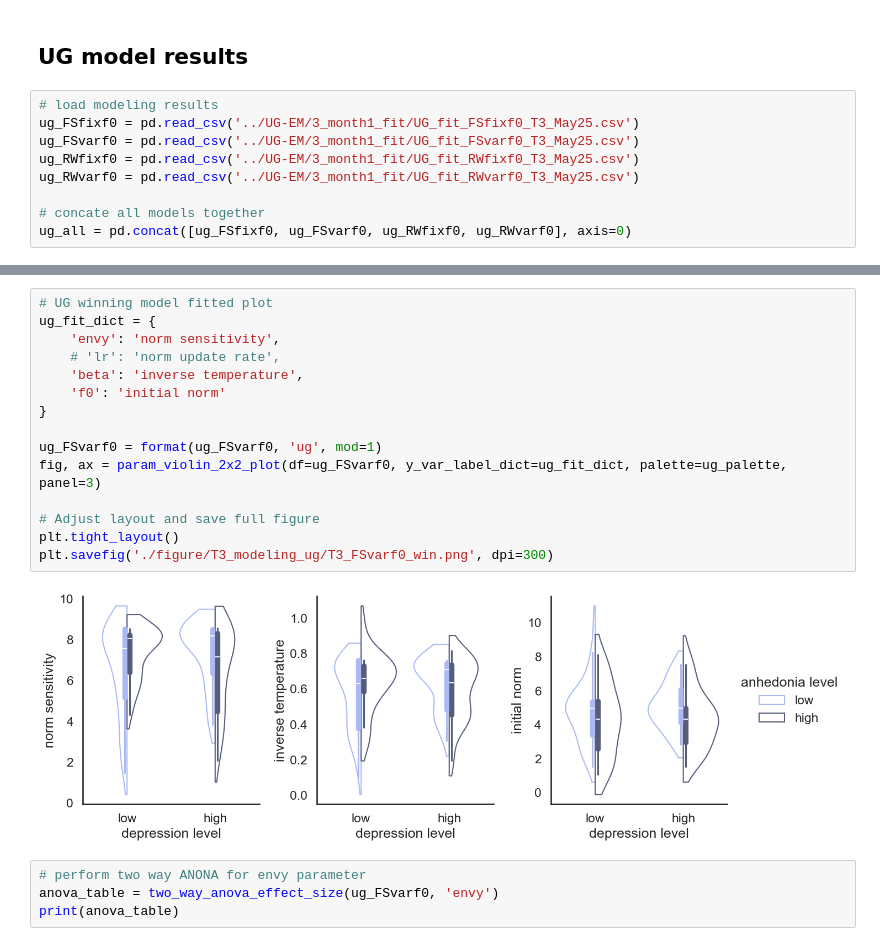
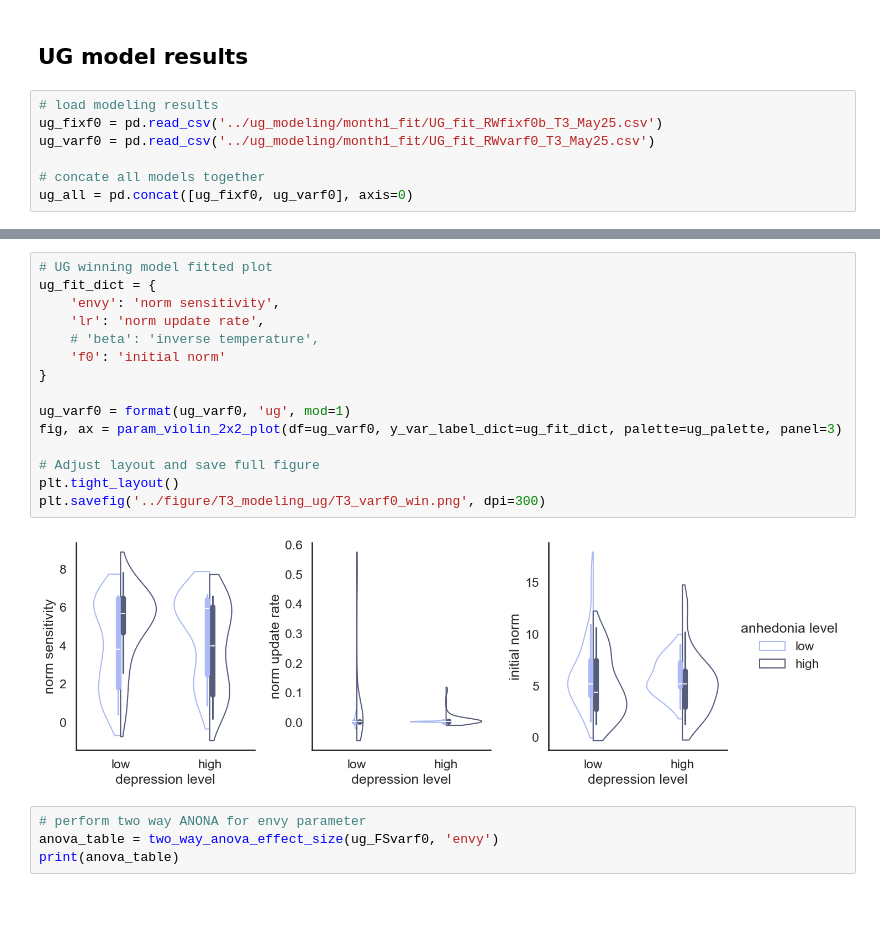
Before and after one commit to fuqixiu/leap-online-study, a Jupyter notebook: analysis/main_fig T3.ipynb, the cells around one changed output, grey strips where cells are left out. Saved outputs shown, nothing was run; the diff lists cells and outputs as text; blank space fills up the shorter version.

```diff
--- a/analysis/main_fig T3.ipynb
+++ b/analysis/main_fig T3.ipynb
@@ -273,13 +273,11 @@ plt.show()
 ## UG model results
 # %%
 # load modeling results
-ug_FSfixf0 = pd.read_csv('../UG-EM/3_month1_fit/UG_fit_FSfixf0_T3_May25.csv')
-ug_FSvarf0 = pd.read_csv('../UG-EM/3_month1_fit/UG_fit_FSvarf0_T3_May25.csv')
-ug_RWfixf0 = pd.read_csv('../UG-EM/3_month1_fit/UG_fit_RWfixf0_T3_May25.csv')
-ug_RWvarf0 = pd.read_csv('../UG-EM/3_month1_fit/UG_fit_RWvarf0_T3_May25.csv')
+ug_fixf0 = pd.read_csv('../ug_modeling/month1_fit/UG_fit_RWfixf0b_T3_May25.csv')
+ug_varf0 = pd.read_csv('../ug_modeling/month1_fit/UG_fit_RWvarf0_T3_May25.csv')
 
 # concate all models together
-ug_all = pd.concat([ug_FSfixf0, ug_FSvarf0, ug_RWfixf0, ug_RWvarf0], axis=0)
+ug_all = pd.concat([ug_fixf0, ug_varf0], axis=0)
 # %%
 # model labels
 model_labels = {
@@ -340,20 +332,20 @@ bic
 # %%
 # UG winning model fitted plot
 ug_fit_dict = {
     'envy': 'norm sensitivity',
-    # 'lr': 'norm update rate',
-    'beta': 'inverse temperature',
+    'lr': 'norm update rate',
+    # 'beta': 'inverse temperature',
     'f0': 'initial norm'
 }
 
-ug_FSvarf0 = format(ug_FSvarf0, 'ug', mod=1)
-fig, ax = param_violin_2x2_plot(df=ug_FSvarf0, y_var_label_dict=ug_fit_dict, palette=ug_palette, panel=3)
+ug_varf0 = format(ug_varf0, 'ug', mod=1)
+fig, ax = param_violin_2x2_plot(df=ug_varf0, y_var_label_dict=ug_fit_dict, palette=ug_palette, panel=3)
 
 # Adjust layout and save full figure
 plt.tight_layout()
-plt.savefig('./figure/T3_modeling_ug/T3_FSvarf0_win.png', dpi=300)
+plt.savefig('../figure/T3_modeling_ug/T3_varf0_win.png', dpi=300)
 # %% [output]
-[figure, old version]
+[figure, new version]
 # %%
 # perform two way ANONA for envy parameter
 anova_table = two_way_anova_effect_size(ug_FSvarf0, 'envy')
```
Also changed, not shown: parts of 6 cells of this notebook, 6 other files.
